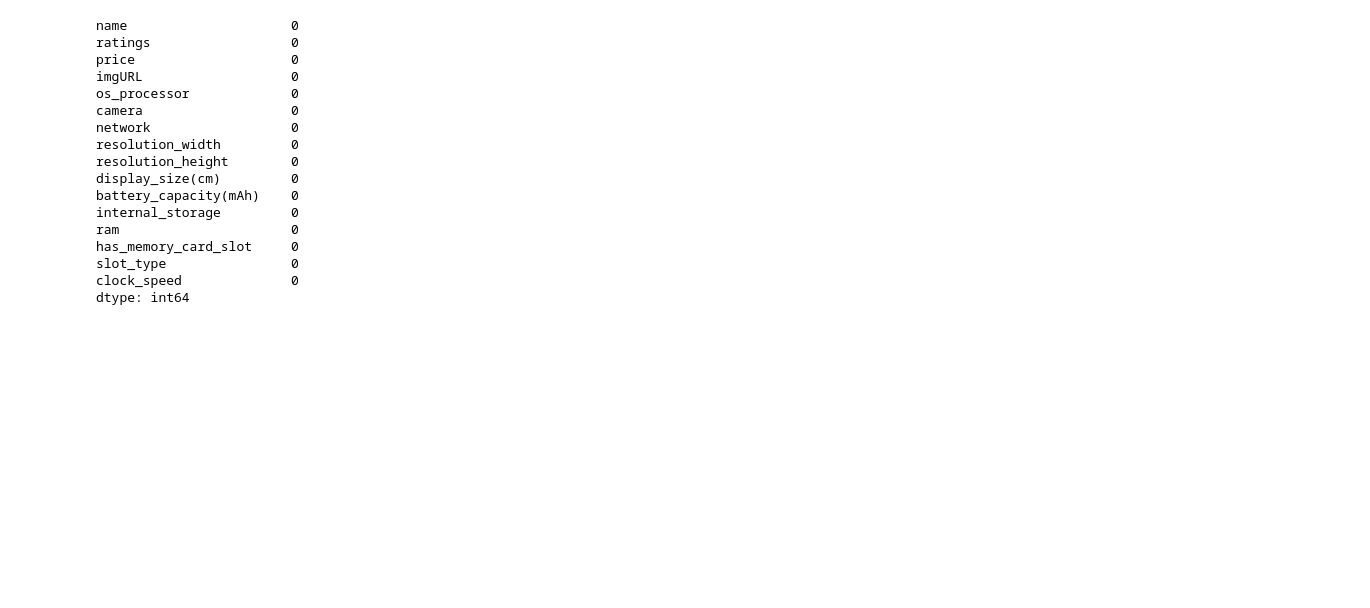
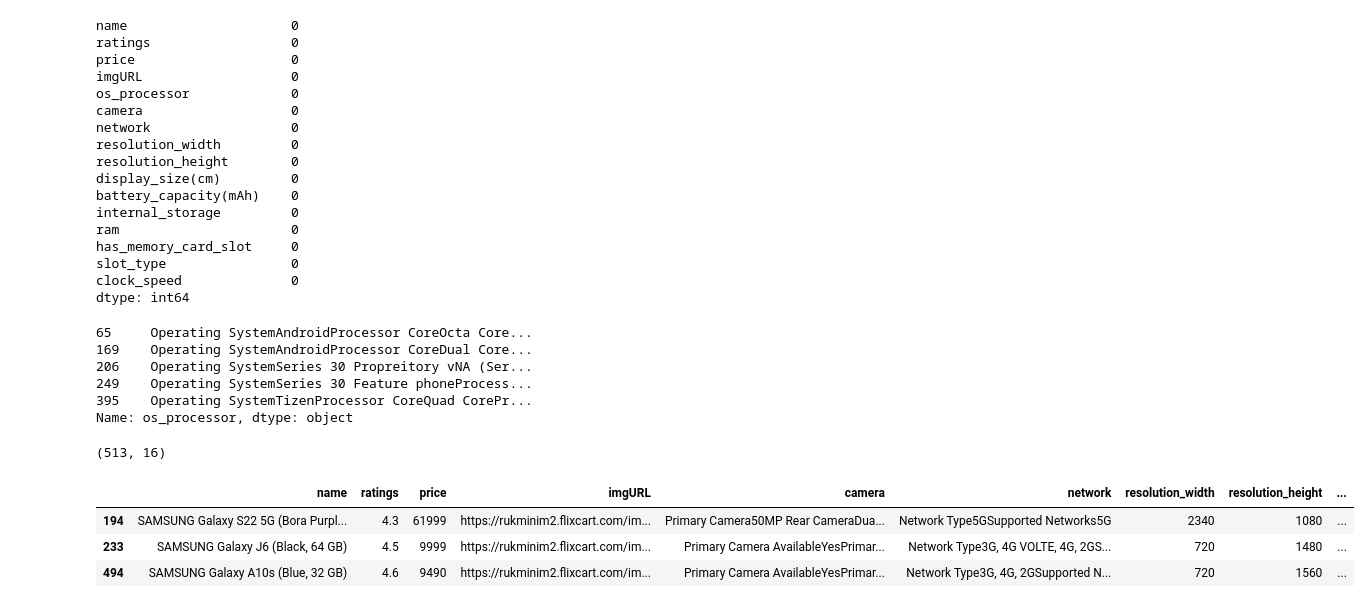
Before and after one commit to Data4i/SamsungPhonesAnalysisAndRatings, a Jupyter notebook: newSamsung.ipynb, the cells around one changed output. Saved outputs shown, nothing was run; the diff lists cells and outputs as text; code cells hidden in the pictures; blank space fills up the shorter version.

Commit message:
got the android versions from the os_processor column

```diff
--- a/newSamsung.ipynb
+++ b/newSamsung.ipynb
@@ -440,3 +440,34 @@ has_memory_card_slot     0
 slot_type                0
 clock_speed              0
 dtype: int64
+# %%
+pattern = re.compile(r'([0-9.]+Processor|[0-9.]+V|v[0-9.]+|[0-9.]+Primary)', re.I)
+def android_version(row):
+    match = pattern.search(row)
+    return match.group().split('Processor')[0] if match else np.nan
+
+df['android_version'] = df['os_processor'].apply(android_version)
+# %%
+df[df['android_version'].isna()]['os_processor']
+# %% [output]
+65     Operating SystemAndroidProcessor CoreOcta Core...
+169    Operating SystemAndroidProcessor CoreDual Core...
+206    Operating SystemSeries 30 Propreitory vNA (Ser...
+249    Operating SystemSeries 30 Feature phoneProcess...
+395    Operating SystemTizenProcessor CoreQuad CorePr...
+Name: os_processor, dtype: object
+# %%
+df.dropna(inplace = True)
+# %%
+df.drop('os_processor', inplace = True, axis = 1)
+# %%
+df.shape
+# %% [output]
+(513, 16)
+# %%
+df.sample(3)
+# %% [output]
+|  | name | ratings | price | imgURL | camera | network | resolution_width | resolution_height | ... |
+| 194 | SAMSUNG Galaxy S22 5G (Bora Purpl... | 4.3 | 61999 | https://rukminim2.flixcart.com/im... | Primary Camera50MP Rear CameraDua... | Network Type5GSupported Networks5G | 2340 | 1080 | ... |
+| 233 | SAMSUNG Galaxy J6 (Black, 64 GB) | 4.5 | 9999 | https://rukminim2.flixcart.com/im... | Primary Camera AvailableYesPrimar... | Network Type3G, 4G VOLTE, 4G, 2GS... | 720 | 1480 | ... |
+| 494 | SAMSUNG Galaxy A10s (Blue, 32 GB) | 4.6 | 9490 | https://rukminim2.flixcart.com/im... | Primary Camera AvailableYesPrimar... | Network Type3G, 4G, 2GSupported N... | 720 | 1560 | ... |
```
